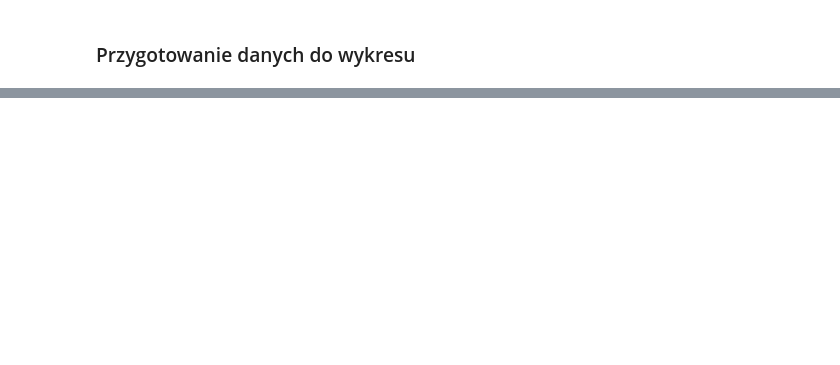
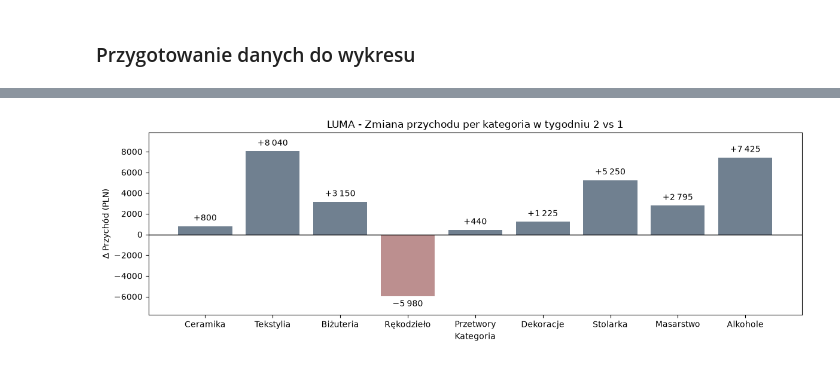
Before and after one commit to K1ara1/DataVisualization, a Jupyter notebook: 01-bar.ipynb, the cells around one changed output, grey strips where cells are left out. Cells and saved outputs as stored; diff of their text form; code cells hidden in the pictures; blank space fills up the shorter version.

```diff
--- a/01-bar.ipynb
+++ b/01-bar.ipynb
@@ -329,0 +398,33 @@ plt. show()
+# %%
+def format_sep_signed(x: float) -> str:
+    s = format_sep(abs(x))
+    return ("+" if x >=0 else "\u2212") + s
+# %%
+def pad_ylims(axes, factor=0.07):
+    ymin, ymax = axes.get_ylim()
+    pad = (ymax - ymin) * factor
+    plt.ylim(ymin - pad, ymax + pad)
+# %%
+def label_bars(axes, bars, values, formatter=format_sep_signed, offset_factor=0.02):
+    ymin, ymax = axes.get_ylim()
+    offset = (ymax - ymin) * offset_factor
+    for b, v in zip(bars, values):
+        x = b.get_x() + b.get_width() / 2
+        y = b.get_y() + b.get_height()
+        label = formatter(v)
+        va = "top" if v < 0 else "bottom"
+        y_text = y - offset if v < 0 else y + offset
+        axes.text(x, y_text, label, ha="center", va=va)
+# %%
+plt.figure(figsize=(12, 4))
+bars = plt.bar(t_delta["category"], t_delta["delta_pln"], color=colors)
+pad_ylims(plt.gca())
+label_bars(plt.gca(), bars, t_delta["delta_pln"])
+plt.axhline(0, color="black", linewidth=1)
+plt.title("LUMA - Zmiana przychodu per kategoria w tygodniu 2 vs 1")
+plt.xlabel("Kategoria")
+plt.ylabel("\u2206 Przychód (PLN)")
+plt.tight_layout()
+plt.show()
+# %% [output]
+[figure, added]
```
Also changed, not shown: parts of 13 cells of this notebook.
